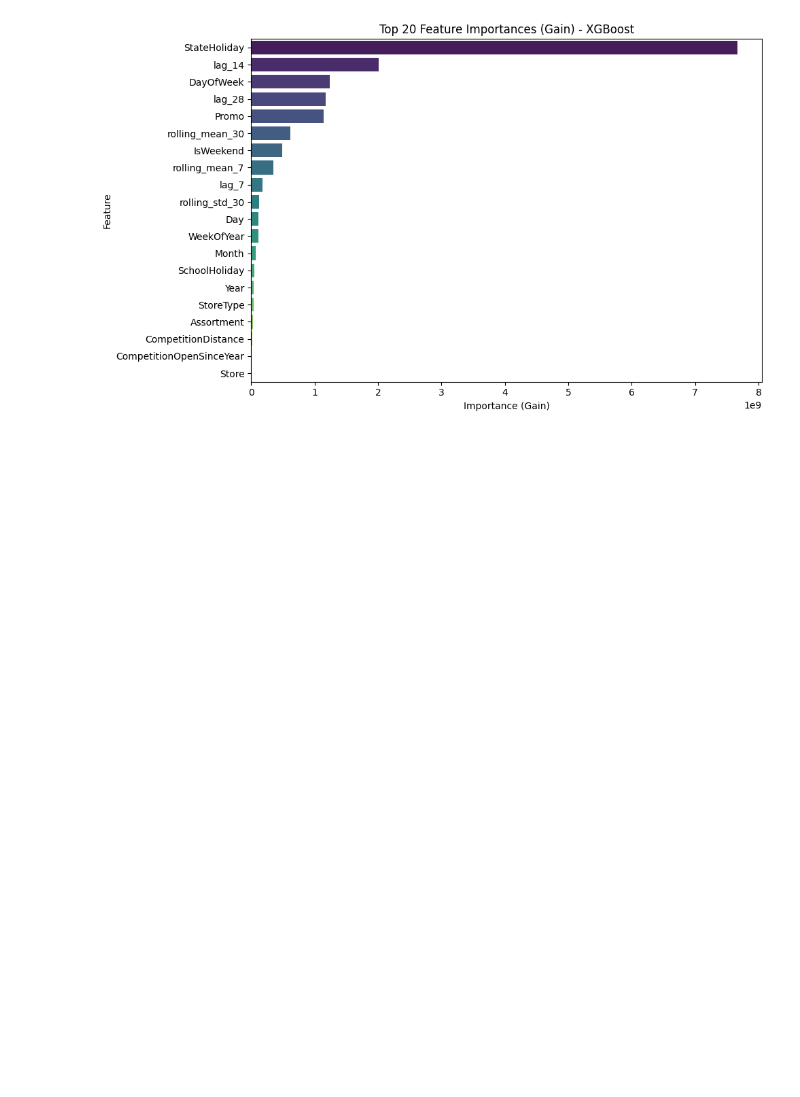
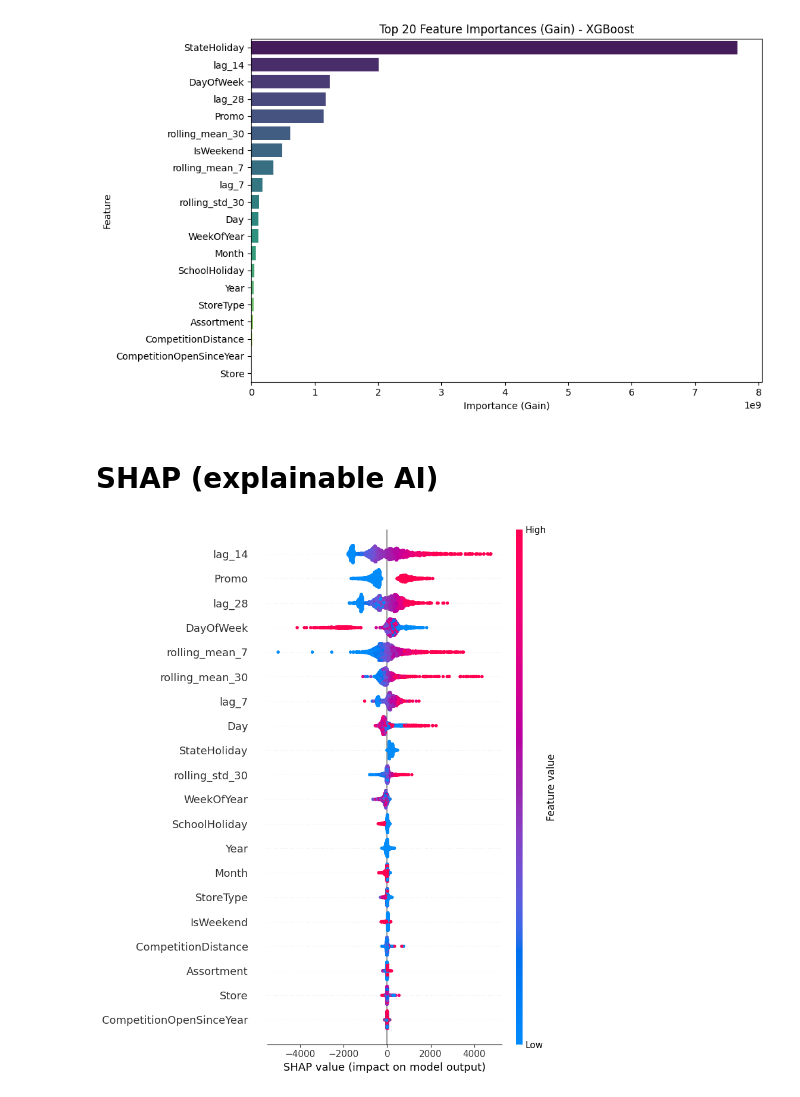
Before and after one commit to aminnademi/Predictive-Analysis, a Jupyter notebook: Predictive Analysis.ipynb, the cells around one changed output. Drawn from its saved outputs; the diff is of its cells as text; code cells hidden in the pictures; blank space fills up the shorter version.

Commit message:
Implemnt Basic Version of SHAP

```diff
--- a/Predictive Analysis.ipynb
+++ b/Predictive Analysis.ipynb
@@ -403,3 +403,15 @@ Passing `palette` without assigning `hue` is deprecated and will be removed in v
 
   sns.barplot(x='importance', y='feature', data=imp_df.head(20), palette='viridis')
 [figure]
+# %% [markdown]
+# SHAP (explainable AI)
+# %%
+# Sample 2000 rows for speed
+sample_X = X_val[np.random.choice(len(X_val), min(2000, len(X_val)), replace=False)]
+
+explainer = shap.Explainer(xgb_model)
+shap_values = explainer(sample_X)
+
+shap.summary_plot(shap_values, feature_names=FEATURES, max_display=20)
+# %% [output]
+[figure, added]
```
